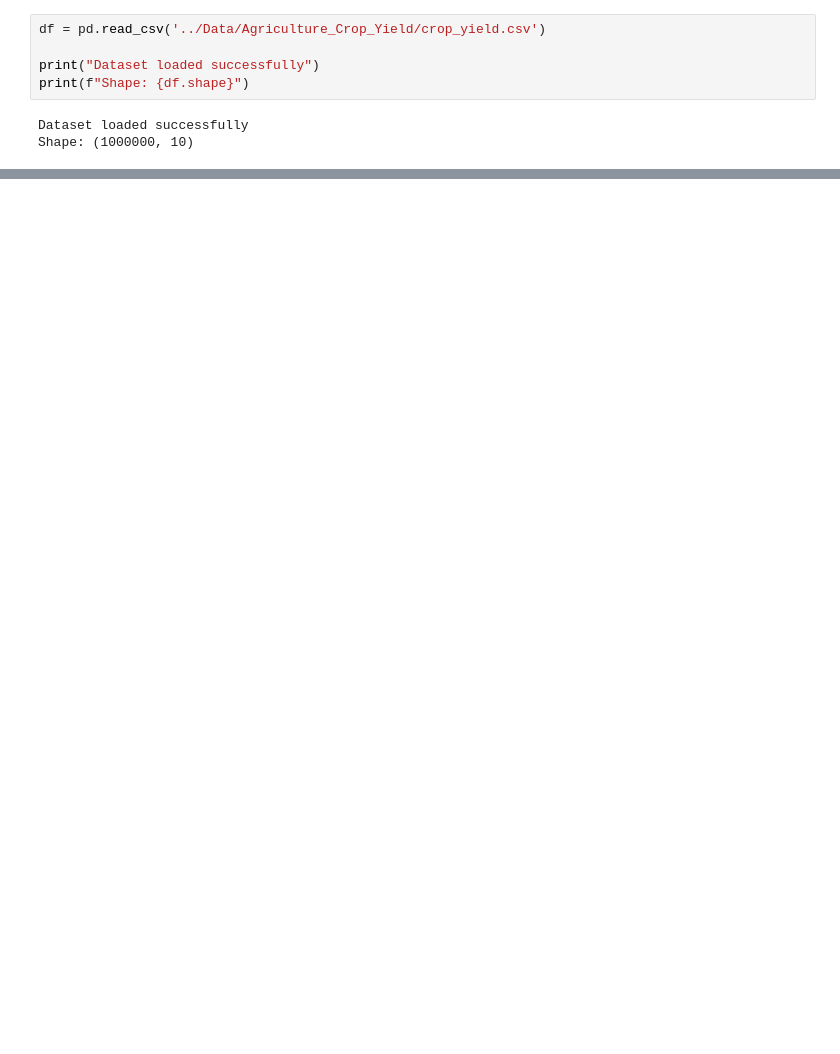
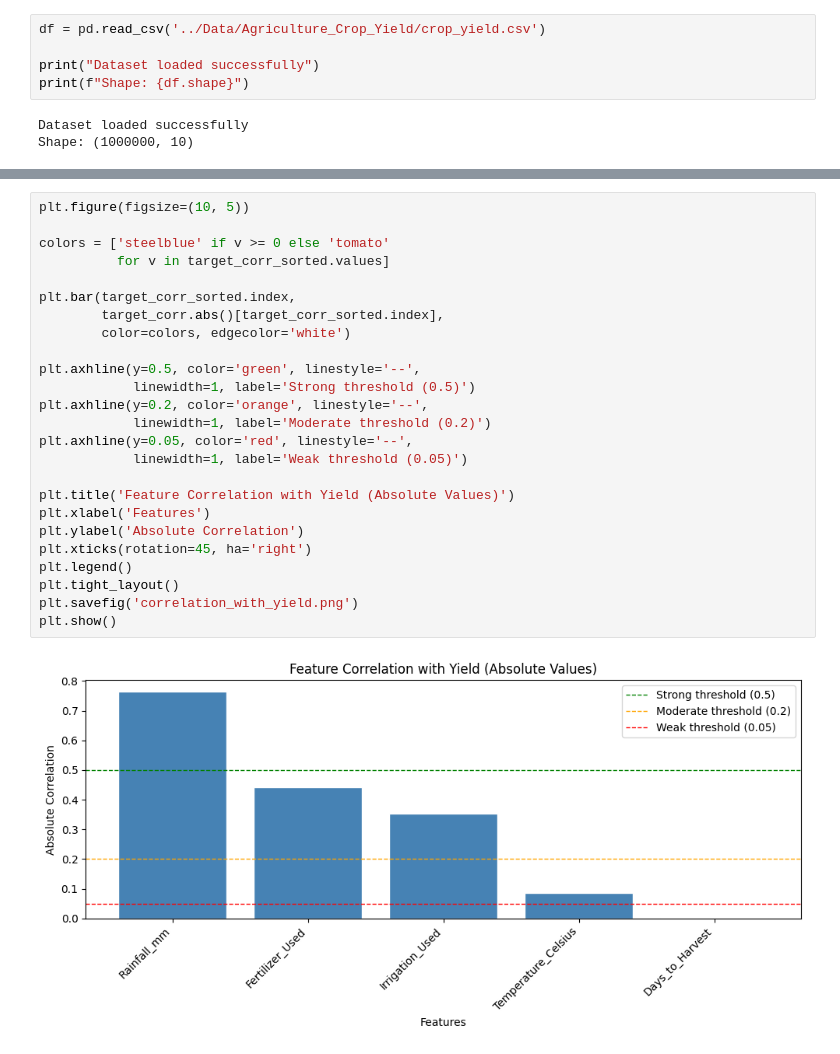
Before and after one commit to parth5757/ML_Project_The-Visionary_Parth, a Jupyter notebook: notebooks/01_EDA.ipynb, the cells around one changed output, grey strips where cells are left out. Drawn from its saved outputs; the diff is of its cells as text; blank space fills up the shorter version.

```diff
--- a/notebooks/01_EDA.ipynb
+++ b/notebooks/01_EDA.ipynb
@@ -278,0 +538,27 @@ Median:   4.6518
+# %%
+plt.figure(figsize=(10, 5))
+
+colors = ['steelblue' if v >= 0 else 'tomato'
+          for v in target_corr_sorted.values]
+
+plt.bar(target_corr_sorted.index,
+        target_corr.abs()[target_corr_sorted.index],
+        color=colors, edgecolor='white')
+
+plt.axhline(y=0.5, color='green', linestyle='--',
+            linewidth=1, label='Strong threshold (0.5)')
+plt.axhline(y=0.2, color='orange', linestyle='--',
+            linewidth=1, label='Moderate threshold (0.2)')
+plt.axhline(y=0.05, color='red', linestyle='--',
+            linewidth=1, label='Weak threshold (0.05)')
+
+plt.title('Feature Correlation with Yield (Absolute Values)')
+plt.xlabel('Features')
+plt.ylabel('Absolute Correlation')
+plt.xticks(rotation=45, ha='right')
+plt.legend()
+plt.tight_layout()
+plt.savefig('correlation_with_yield.png')
+plt.show()
+# %% [output]
+[figure, added]
```
Also changed, not shown: parts of 62 cells of this notebook, 9 other files.
